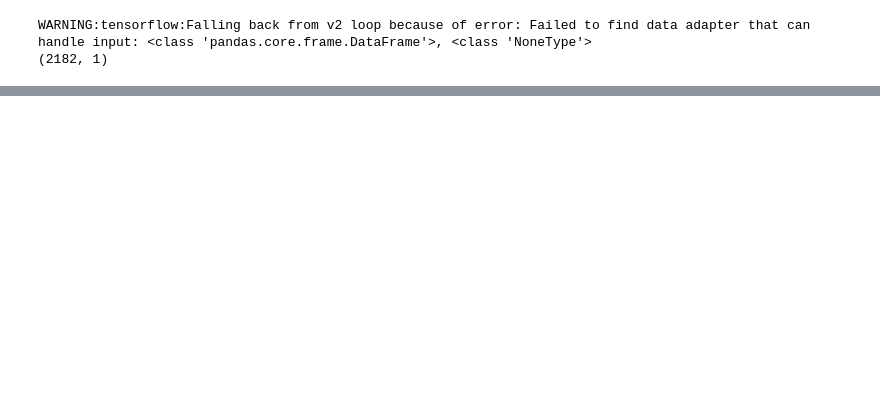
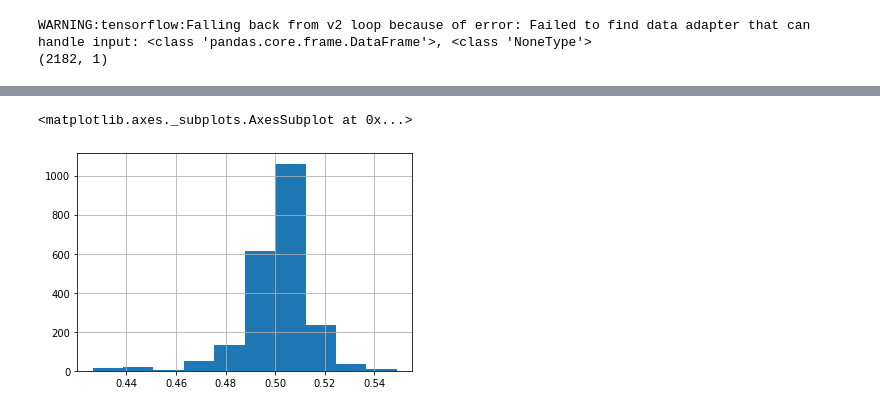
Before and after one commit to danielmoniz/rl_replay_data, a Jupyter notebook: build_model.ipynb, the cells around one changed output, grey strips where cells are left out. Drawn from its saved outputs; the diff is of its cells as text; code cells hidden in the pictures; blank space fills up the shorter version.

```diff
--- a/build_model.ipynb
+++ b/build_model.ipynb
@@ -618 +589,6 @@ classifier.save('frankenbot/saved_model/1')
 INFO:tensorflow:Assets written to: frankenbot/saved_model/1/assets
+# %%
+output_df['steer'].hist()
+# %% [output]
+<matplotlib.axes._subplots.AxesSubplot at 0x...>
+[figure, added]
```
Also changed, not shown: parts of 19 cells of this notebook.
